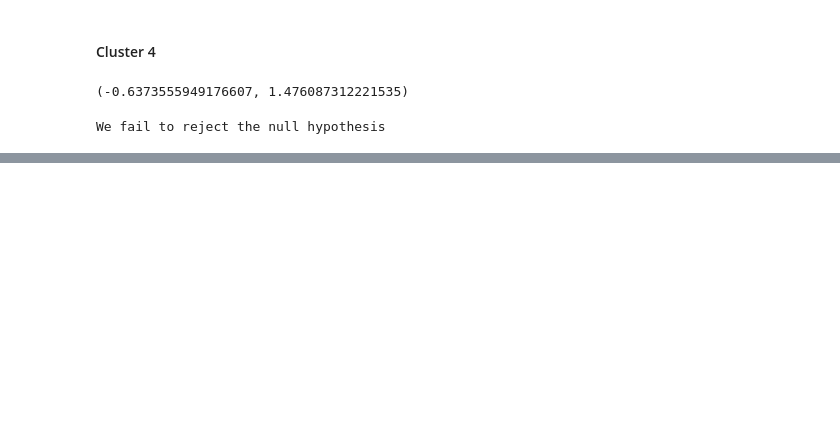
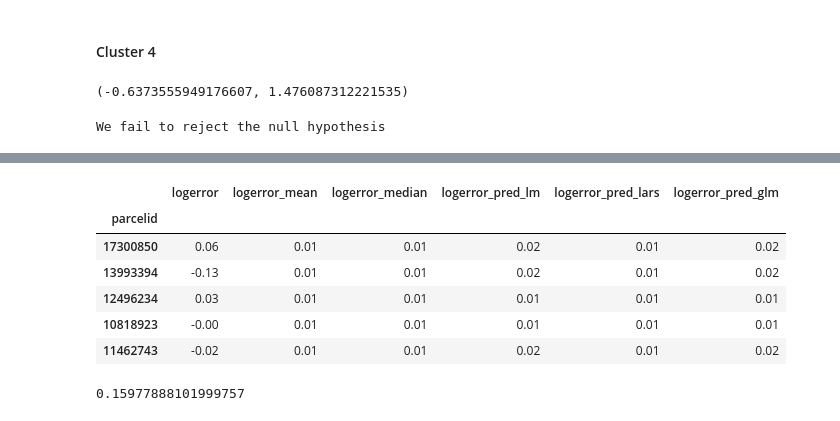
Before and after one commit to davidb-and-john/clustering-project, a Jupyter notebook: final_cluster_model.ipynb, the cells around one changed output, grey strips where cells are left out. Cells and saved outputs as stored; diff of their text form; code cells hidden in the pictures; blank space fills up the shorter version.

```diff
--- a/final_cluster_model.ipynb
+++ b/final_cluster_model.ipynb
@@ -531,0 +837,17 @@ We fail to reject the null hypothesis
+# %%
+y_train.head()
+# %% [output]
+|  | logerror | logerror_mean | logerror_median | logerror_pred_lm | logerror_pred_lars | logerror_pred_glm |
+| parcelid |  |  |  |  |  |  |
+| 17300850 | 0.06 | 0.01 | 0.01 | 0.02 | 0.01 | 0.02 |
+| 13993394 | -0.13 | 0.01 | 0.01 | 0.02 | 0.01 | 0.02 |
+| 12496234 | 0.03 | 0.01 | 0.01 | 0.01 | 0.01 | 0.01 |
+| 10818923 | -0.00 | 0.01 | 0.01 | 0.01 | 0.01 | 0.01 |
+| 11462743 | -0.02 | 0.01 | 0.01 | 0.02 | 0.01 | 0.02 |
+# %%
+# evaluate: rmse
+rmse_train = mean_squared_error(y_train.logerror, y_train.logerror_pred_glm)**(1/2)
+
+rmse_train
+# %% [output]
+0.15977888101999757
```
Also changed, not shown: parts of 76 cells of this notebook.
